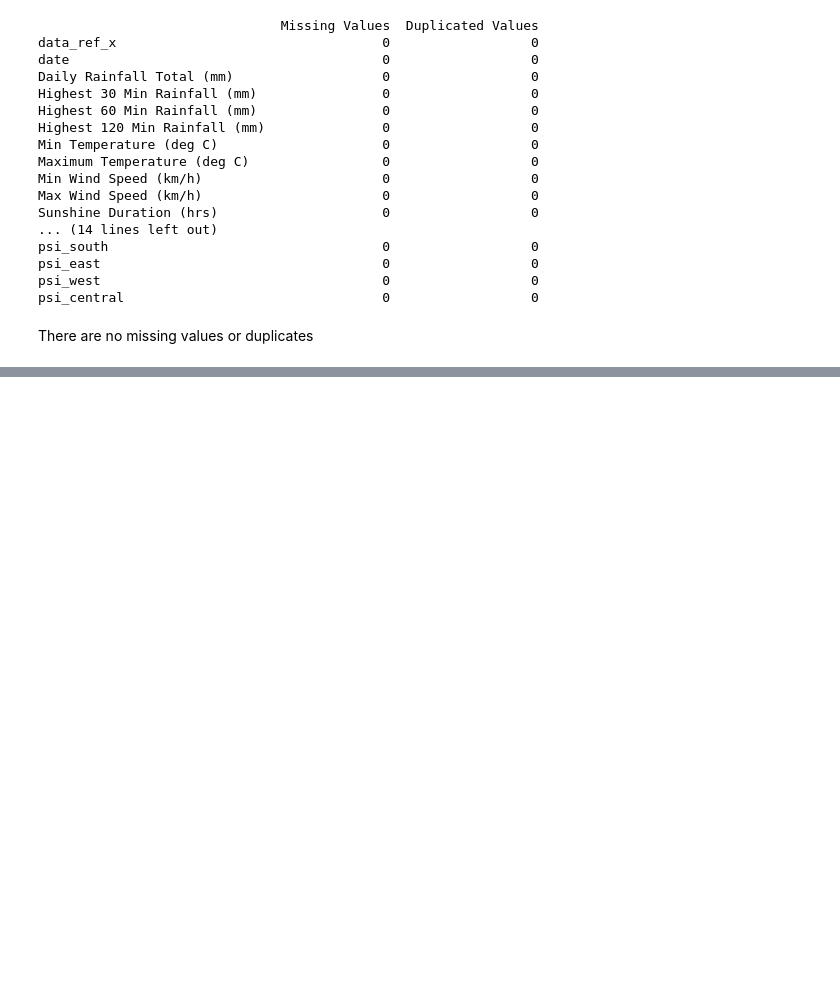
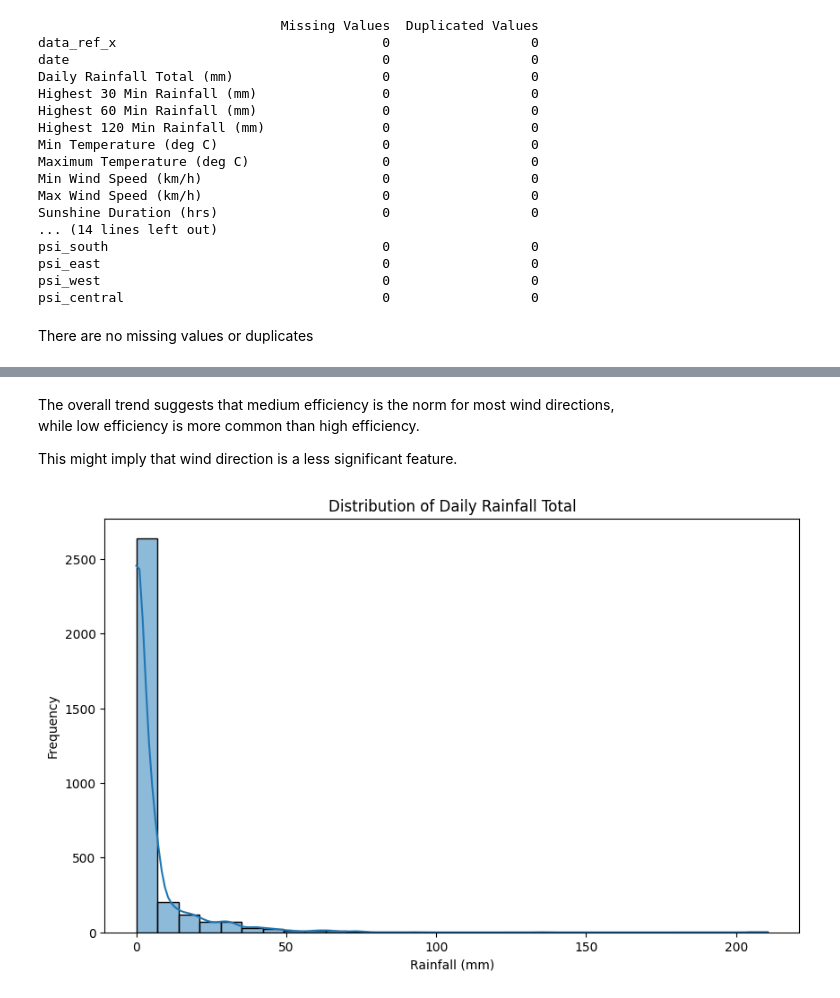
Before and after one commit to lxxxng/SolarPanelEfficiencyPrediction, a Jupyter notebook: eda.ipynb, the cells around one changed output, grey strips where cells are left out. Drawn from its saved outputs; the diff is of its cells as text; code cells hidden in the pictures; blank space fills up the shorter version.

```diff
--- a/eda.ipynb
+++ b/eda.ipynb
@@ -373,0 +591,15 @@ plt.show()
+# %% [markdown]
+The overall trend suggests that medium efficiency is the norm for most wind directions, \
+while low efficiency is more common than high efficiency.
+
+This might imply that wind direction is a less significant feature.
+# %%
+# Example of histogram for Daily Rainfall Total
+plt.figure(figsize=(10, 6))
+sns.histplot(data=merged_df, x='Daily Rainfall Total (mm)', bins=30, kde=True)
+plt.title('Distribution of Daily Rainfall Total')
+plt.xlabel('Rainfall (mm)')
+plt.ylabel('Frequency')
+plt.show()
+# %% [output]
+[figure, added]
```
Also changed, not shown: parts of 73 cells of this notebook.
